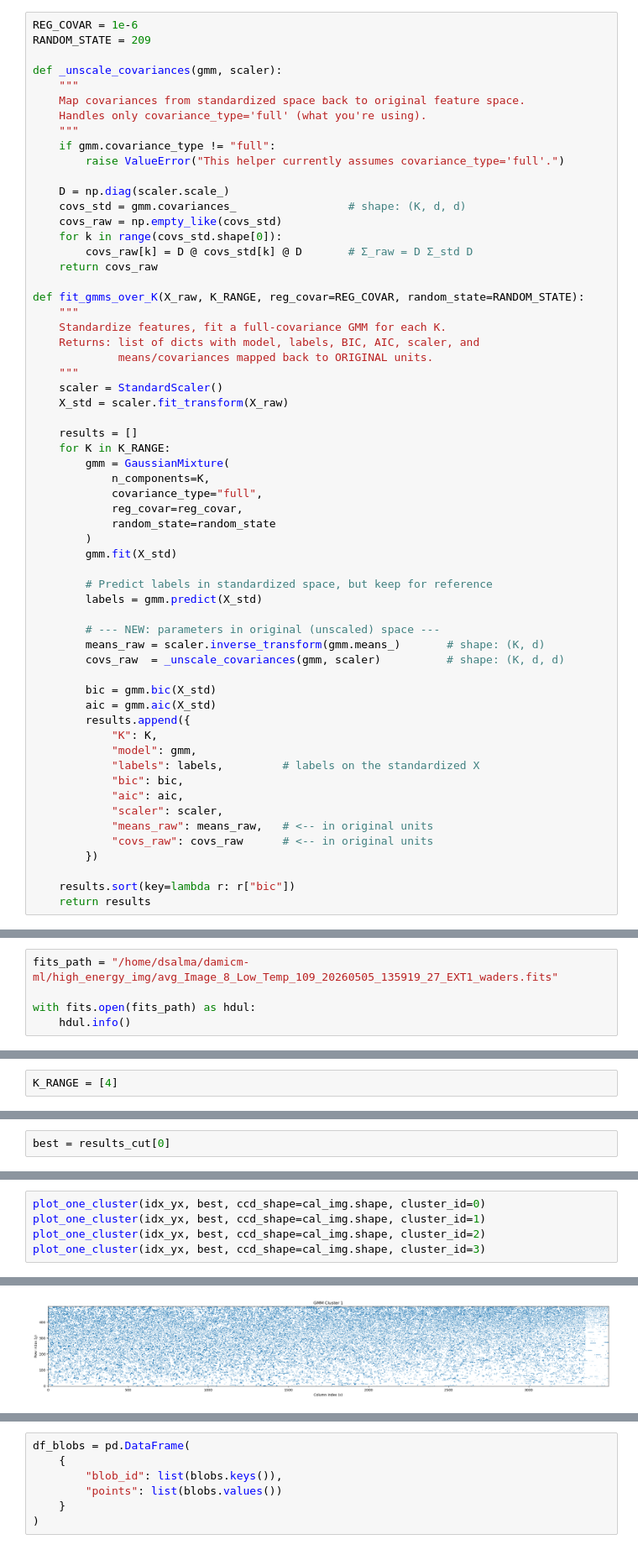
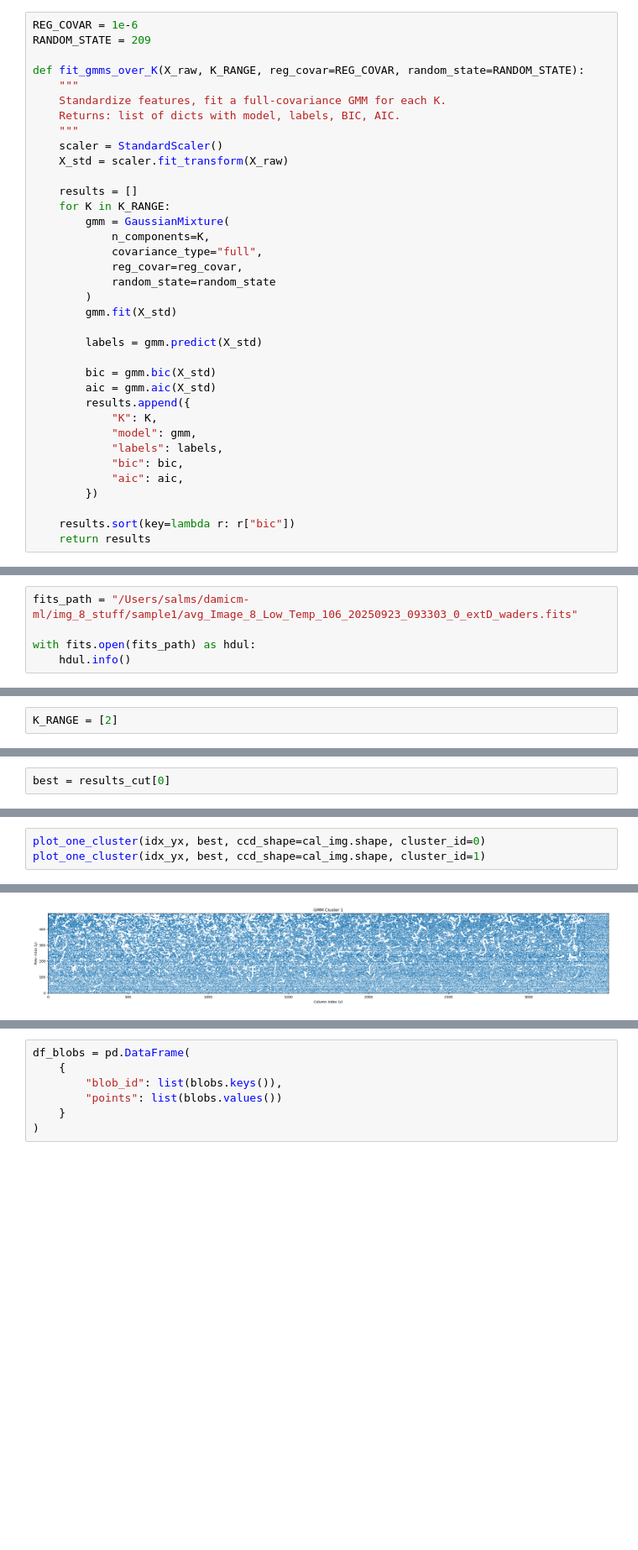
Before and after one commit to salmadouieb/damicm-ml, a Jupyter notebook: GMM_analysis/GMM_analysis_img_8.ipynb, the cells around one changed output, grey strips where cells are left out. Shown at 84% size. Cells and saved outputs as stored; diff of their text form; blank space fills up the shorter version.

```diff
--- a/GMM_analysis/GMM_analysis_img_8.ipynb
+++ b/GMM_analysis/GMM_analysis_img_8.ipynb
@@ -50,26 +79,10 @@ Fit GMM
 REG_COVAR = 1e-6
 RANDOM_STATE = 209
 
-def _unscale_covariances(gmm, scaler):
-    """
-    Map covariances from standardized space back to original feature space.
-    Handles only covariance_type='full' (what you're using).
-    """
-    if gmm.covariance_type != "full":
-        raise ValueError("This helper currently assumes covariance_type='full'.")
-
-    D = np.diag(scaler.scale_)
-    covs_std = gmm.covariances_                 # shape: (K, d, d)
-    covs_raw = np.empty_like(covs_std)
-    for k in range(covs_std.shape[0]):
-        covs_raw[k] = D @ covs_std[k] @ D       # Σ_raw = D Σ_std D
-    return covs_raw
-
 def fit_gmms_over_K(X_raw, K_RANGE, reg_covar=REG_COVAR, random_state=RANDOM_STATE):
     """
     Standardize features, fit a full-covariance GMM for each K.
-    Returns: list of dicts with model, labels, BIC, AIC, scaler, and
-             means/covariances mapped back to ORIGINAL units.
+    Returns: list of dicts with model, labels, BIC, AIC.
     """
     scaler = StandardScaler()
     X_std = scaler.fit_transform(X_raw)
@@ -84,24 +97,16 @@ def fit_gmms_over_K(X_raw, K_RANGE, reg_covar=REG_COVAR, random_state=RANDOM_STA
         )
         gmm.fit(X_std)
 
-        # Predict labels in standardized space, but keep for reference
         labels = gmm.predict(X_std)
-
-        # --- NEW: parameters in original (unscaled) space ---
-        means_raw = scaler.inverse_transform(gmm.means_)       # shape: (K, d)
-        covs_raw  = _unscale_covariances(gmm, scaler)          # shape: (K, d, d)
 
         bic = gmm.bic(X_std)
         aic = gmm.aic(X_std)
         results.append({
             "K": K,
             "model": gmm,
-            "labels": labels,         # labels on the standardized X
+            "labels": labels,
             "bic": bic,
             "aic": aic,
-            "scaler": scaler,
-            "means_raw": means_raw,   # <-- in original units
-            "covs_raw": covs_raw      # <-- in original units
         })
 
     results.sort(key=lambda r: r["bic"])
@@ -370,5 +311,5 @@ def plot_clusters_on_frame(idx_yx, result, ccd_shape, clusters_to_show=None,
 # %%
-fits_path = "/home/dsalma/damicm-ml/high_energy_img/avg_Image_8_Low_Temp_109_20260505_135919_27_EXT1_waders.fits"
+fits_path = "/Users/salms/damicm-ml/img_8_stuff/sample1/avg_Image_8_Low_Temp_106_20250923_093303_0_extD_waders.fits"
 
 with fits.open(fits_path) as hdul:
     hdul.info()
@@ -397,5 +352,5 @@ cal_img = (cal_img * 3.74)/1000  # e- to keV
 # %%
-K_RANGE = [4]
+K_RANGE = [2]
 # %%
 # build samples
 X_raw_cut, idx_yx = make_samples(cal_img)
@@ -415,6 +370,4 @@ plot_fullframe_clusters(
 # %%
 plot_one_cluster(idx_yx, best, ccd_shape=cal_img.shape, cluster_id=0)
 plot_one_cluster(idx_yx, best, ccd_shape=cal_img.shape, cluster_id=1)
-plot_one_cluster(idx_yx, best, ccd_shape=cal_img.shape, cluster_id=2)
-plot_one_cluster(idx_yx, best, ccd_shape=cal_img.shape, cluster_id=3)
 # %% [output]
@@ -422 +375 @@ plot_one_cluster(idx_yx, best, ccd_shape=cal_img.shape, cluster_id=3)
-[figure, old version]
+[figure, new version]
```
Also changed, not shown: parts of 38 cells of this notebook, 9 other files.
